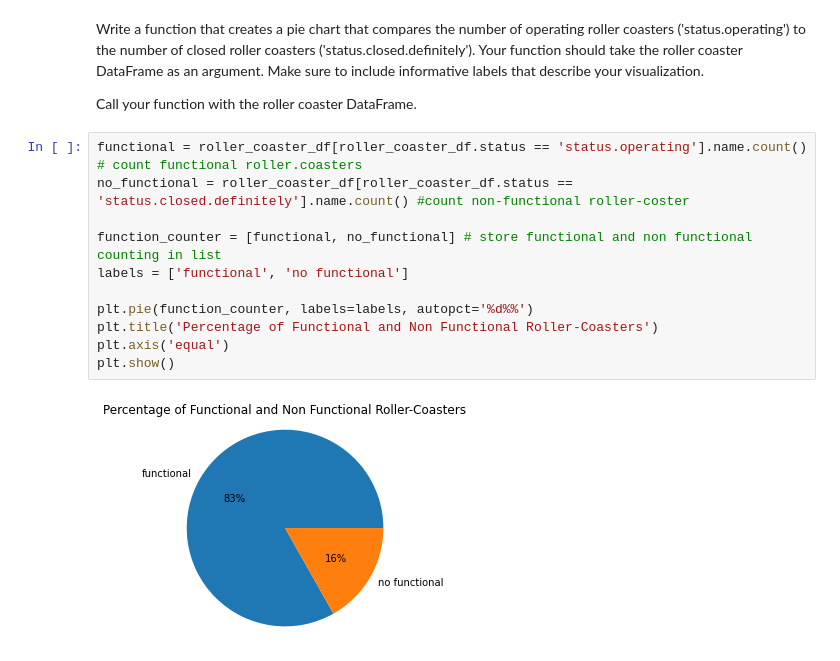
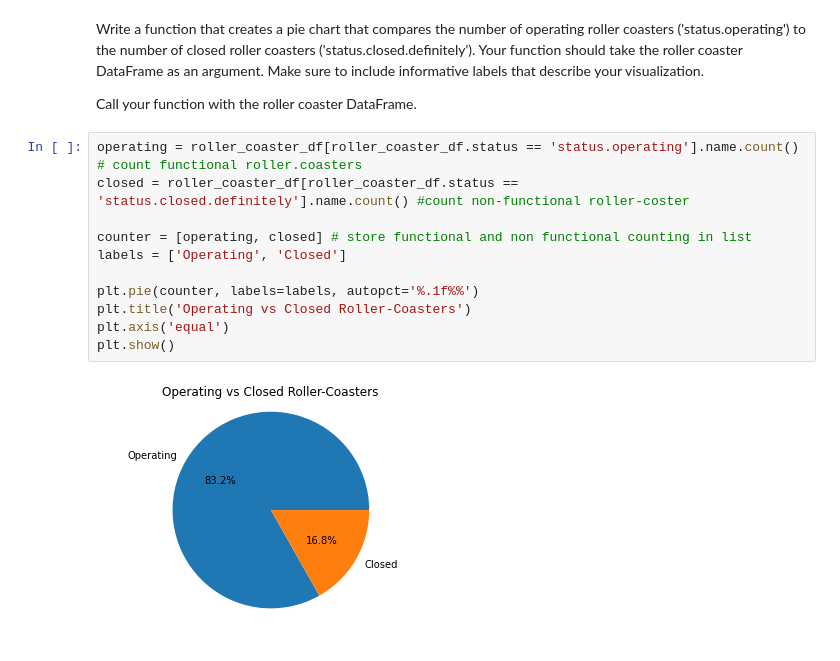
Before and after one commit to javierunix/codeacademy_datascience_path, a Jupyter notebook: RollerCoaster/main.ipynb, the cells around one changed output. Drawn from its saved outputs; the diff is of its cells as text.

```diff
--- a/RollerCoaster/main.ipynb
+++ b/RollerCoaster/main.ipynb
@@ -201,15 +201,15 @@ Write a function that creates a pie chart that compares the number of operating
 
 Call your function with the roller coaster DataFrame.
 # %%
-functional = roller_coaster_df[roller_coaster_df.status == 'status.operating'].name.count() # count functional roller.coasters
-no_functional = roller_coaster_df[roller_coaster_df.status == 'status.closed.definitely'].name.count() #count non-functional roller-coster
+operating = roller_coaster_df[roller_coaster_df.status == 'status.operating'].name.count() # count functional roller.coasters
+closed = roller_coaster_df[roller_coaster_df.status == 'status.closed.definitely'].name.count() #count non-functional roller-coster
 
-function_counter = [functional, no_functional] # store functional and non functional counting in list
-labels = ['functional', 'no functional']
+counter = [operating, closed] # store functional and non functional counting in list
+labels = ['Operating', 'Closed']
 
-plt.pie(function_counter, labels=labels, autopct='%d%%')
-plt.title('Percentage of Functional and Non Functional Roller-Coasters')
+plt.pie(counter, labels=labels, autopct='%.1f%%')
+plt.title('Operating vs Closed Roller-Coasters')
 plt.axis('equal')
 plt.show()
 # %% [output]
-[figure, old version]
+[figure, new version]
```
Also changed, not shown: parts of 1 cell of this notebook.
